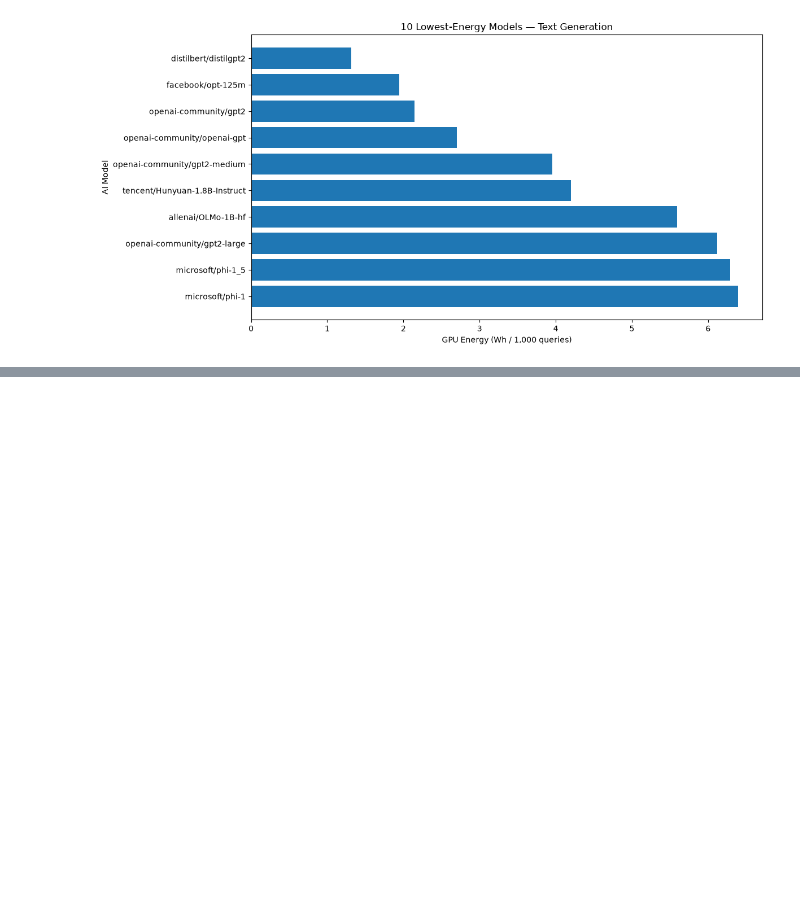
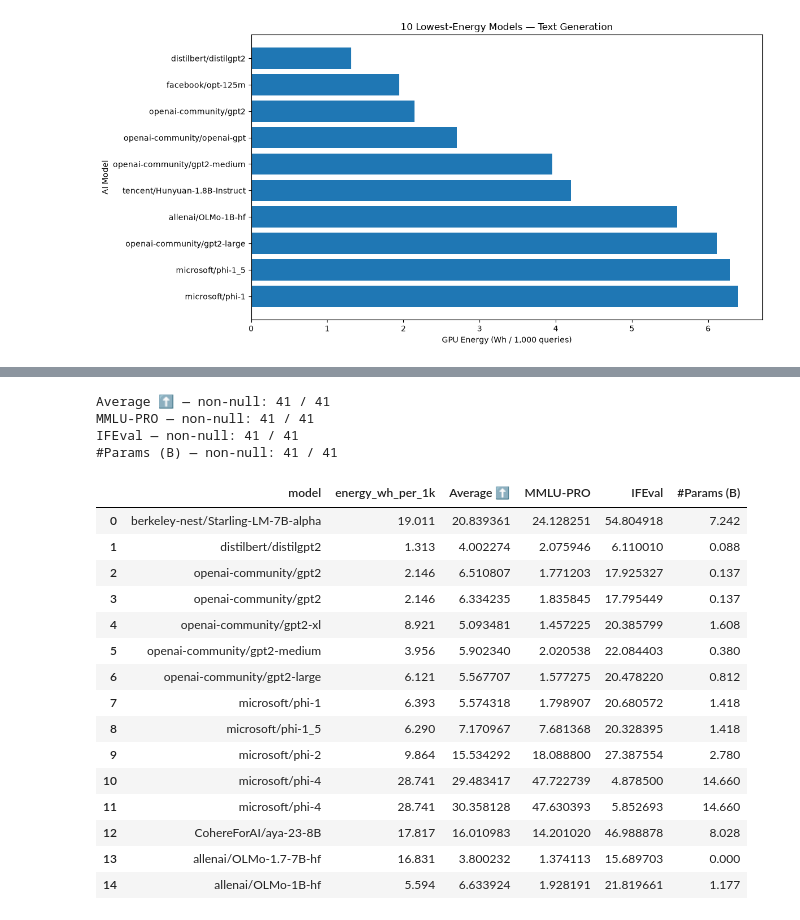
Before and after one commit to EyaWal/ai-ecolens, a Jupyter notebook: notebooks/01_energy_data_exploration.ipynb, the cells around one changed output, grey strips where cells are left out. Saved outputs shown, nothing was run; the diff lists cells and outputs as text; code cells hidden in the pictures; blank space fills up the shorter version.

```diff
--- a/notebooks/01_energy_data_exploration.ipynb
+++ b/notebooks/01_energy_data_exploration.ipynb
@@ -159,0 +628,55 @@ Matplotlib is building the font cache; this may take a moment.
+# %%
+score_columns = [
+    "Average ⬆️",
+    "MMLU-PRO",
+    "IFEval",
+    "#Params (B)"
+]
+
+for col in score_columns:
+    if col in matched_df.columns:
+        print(
+            col,
+            "— non-null:",
+            matched_df[col].notna().sum(),
+            "/",
+            len(matched_df)
+        )
+    else:
+        print(col, "— column not found")
+# %% [output]
+Average ⬆️ — non-null: 41 / 41
+MMLU-PRO — non-null: 41 / 41
+IFEval — non-null: 41 / 41
+#Params (B) — non-null: 41 / 41
+# %%
+available_columns = [
+    col for col in [
+        "model",
+        "energy_wh_per_1k",
+        "Average ⬆️",
+        "MMLU-PRO",
+        "IFEval",
+        "#Params (B)"
+    ]
+    if col in matched_df.columns
+]
+
+matched_df[available_columns].head(15)
+# %% [output]
+|  | model | energy_wh_per_1k | Average ⬆️ | MMLU-PRO | IFEval | #Params (B) |
+| 0 | berkeley-nest/Starling-LM-7B-alpha | 19.011 | 20.839361 | 24.128251 | 54.804918 | 7.242 |
+| 1 | distilbert/distilgpt2 | 1.313 | 4.002274 | 2.075946 | 6.110010 | 0.088 |
+| 2 | openai-community/gpt2 | 2.146 | 6.510807 | 1.771203 | 17.925327 | 0.137 |
+| 3 | openai-community/gpt2 | 2.146 | 6.334235 | 1.835845 | 17.795449 | 0.137 |
+| 4 | openai-community/gpt2-xl | 8.921 | 5.093481 | 1.457225 | 20.385799 | 1.608 |
+| 5 | openai-community/gpt2-medium | 3.956 | 5.902340 | 2.020538 | 22.084403 | 0.380 |
+| 6 | openai-community/gpt2-large | 6.121 | 5.567707 | 1.577275 | 20.478220 | 0.812 |
+| 7 | microsoft/phi-1 | 6.393 | 5.574318 | 1.798907 | 20.680572 | 1.418 |
+| 8 | microsoft/phi-1_5 | 6.290 | 7.170967 | 7.681368 | 20.328395 | 1.418 |
+| 9 | microsoft/phi-2 | 9.864 | 15.534292 | 18.088800 | 27.387554 | 2.780 |
+| 10 | microsoft/phi-4 | 28.741 | 29.483417 | 47.722739 | 4.878500 | 14.660 |
+| 11 | microsoft/phi-4 | 28.741 | 30.358128 | 47.630393 | 5.852693 | 14.660 |
+| 12 | CohereForAI/aya-23-8B | 17.817 | 16.010983 | 14.201020 | 46.988878 | 8.028 |
+| 13 | allenai/OLMo-1.7-7B-hf | 16.831 | 3.800232 | 1.374113 | 15.689703 | 0.000 |
+| 14 | allenai/OLMo-1B-hf | 5.594 | 6.633924 | 1.928191 | 21.819661 | 1.177 |
```
Also changed, not shown: parts of 32 cells of this notebook, 13 other files.
